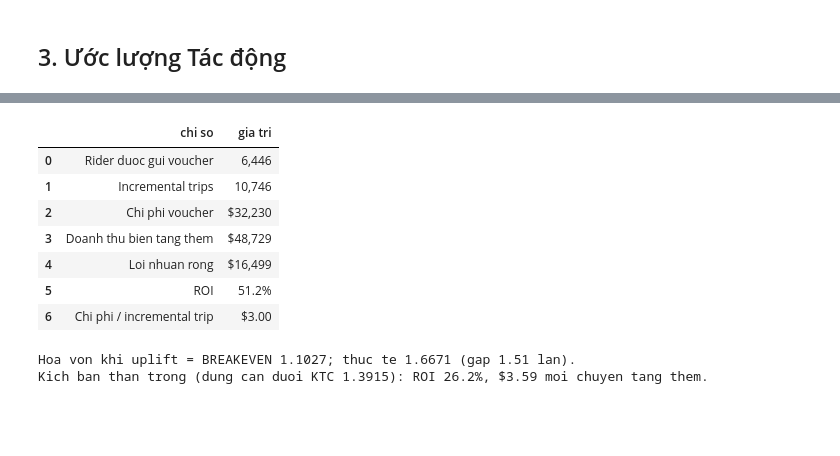
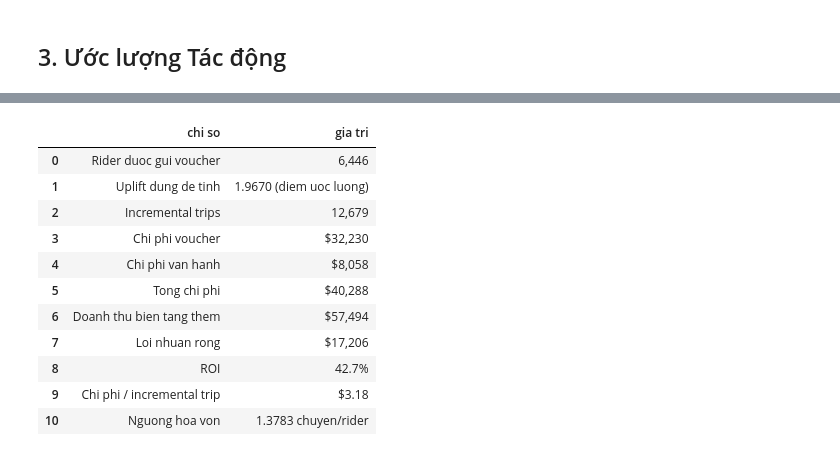
Before and after one commit to nguyennkhanhlinh/Growth-Experimentation-Project-for-Ride-Hailing-Promotions, a Jupyter notebook: 04. AB Testing/experiment.ipynb, the cells around one changed output, grey strips where cells are left out. Drawn from its saved outputs; the diff is of its cells as text; code cells hidden in the pictures; blank space fills up the shorter version.

```diff
--- a/04. AB Testing/experiment.ipynb
+++ b/04. AB Testing/experiment.ipynb
@@ -448,34 +695,36 @@ Chỉ khi cả ba đều đạt mới nên triển khai.
 # %%
-N_ROLLOUT   = len(tg)
-MARGIN      = tg.avg_fare.mean() * TAKE_RATE     # doanh thu bien moi chuyen
-INC_TRIPS   = UPLIFT * N_ROLLOUT
-COST        = VOUCHER_VALUE * N_ROLLOUT
-INC_REVENUE = INC_TRIPS * MARGIN
-NET         = INC_REVENUE - COST
-ROI         = NET / COST
-CPIT        = COST / INC_TRIPS                   # chi phi / incremental trip
+N_ROLLOUT = len(tg)                              # số rider sẽ được gửi voucher
+MARGIN    = tg.avg_fare.mean() * TAKE_RATE       # doanh thu biên thu về trên mỗi chuyến
+
+# Chi phí mỗi rider và ngưỡng hoà vốn đều lấy từ mục 1.2
+INC_TRIPS   = UPLIFT * N_ROLLOUT                 # tổng số chuyến tăng thêm
+COST        = COST_PER_RIDER * N_ROLLOUT         # tổng chi phí chiến dịch
+INC_REVENUE = INC_TRIPS * MARGIN                 # doanh thu biên tăng thêm
+NET         = INC_REVENUE - COST                 # lợi nhuận ròng
+ROI         = NET / COST                         # tỷ lệ lãi trên vốn, không phụ thuộc quy mô
+CPIT        = COST / INC_TRIPS                   # chi phí bỏ ra cho mỗi chuyến tăng thêm
 
 econ = pd.DataFrame({
-    "chi so": ["Rider duoc gui voucher", "Incremental trips", "Chi phi voucher",
+    "chi so": ["Rider duoc gui voucher", "Uplift dung de tinh", "Incremental trips",
+               "Chi phi voucher", "Chi phi van hanh", "Tong chi phi",
                "Doanh thu bien tang them", "Loi nhuan rong", "ROI",
-               "Chi phi / incremental trip"],
-    "gia tri": [f"{N_ROLLOUT:,}", f"{INC_TRIPS:,.0f}", f"${COST:,.0f}",
-                f"${INC_REVENUE:,.0f}", f"${NET:,.0f}", f"{ROI:.1%}", f"${CPIT:.2f}"]})
+               "Chi phi / incremental trip", "Nguong hoa von"],
+    "gia tri": [f"{N_ROLLOUT:,}", f"{UPLIFT:.4f} (diem uoc luong)", f"{INC_TRIPS:,.0f}",
+                f"${VOUCHER_VALUE * N_ROLLOUT:,.0f}",
+                f"${OPEX_PER_RIDER * N_ROLLOUT:,.0f}", f"${COST:,.0f}",
+                f"${INC_REVENUE:,.0f}", f"${NET:,.0f}", f"{ROI:.1%}",
+                f"${CPIT:.2f}", f"{BREAKEVEN:.4f} chuyen/rider"]})
 display(econ)
-
-print(f"Hoa von khi uplift = BREAKEVEN {BREAKEVEN:.4f}; thuc te {UPLIFT:.4f} "
-      f"(gap {UPLIFT / BREAKEVEN:.2f} lan).")
-print(f"Kich ban than trong (dung can duoi KTC {LO:.4f}): ROI "
-      f"{(LO * N_ROLLOUT * MARGIN - COST) / COST:.1%}, "
-      f"${VOUCHER_VALUE / LO:.2f} moi chuyen tang them.")
 # %% [output]
 |  | chi so | gia tri |
 | 0 | Rider duoc gui voucher | 6,446 |
-| 1 | Incremental trips | 10,746 |
-| 2 | Chi phi voucher | $32,230 |
-| 3 | Doanh thu bien tang them | $48,729 |
-| 4 | Loi nhuan rong | $16,499 |
-| 5 | ROI | 51.2% |
-| 6 | Chi phi / incremental trip | $3.00 |
+| 1 | Uplift dung de tinh | 1.9670 (diem uoc luong) |
+| 2 | Incremental trips | 12,679 |
+| 3 | Chi phi voucher | $32,230 |
+| 4 | Chi phi van hanh | $8,058 |
+| 5 | Tong chi phi | $40,288 |
+| 6 | Doanh thu bien tang them | $57,494 |
+| 7 | Loi nhuan rong | $17,206 |
+| 8 | ROI | 42.7% |
+| 9 | Chi phi / incremental trip | $3.18 |
+| 10 | Nguong hoa von | 1.3783 chuyen/rider |
-Hoa von khi uplift = BREAKEVEN 1.1027; thuc te 1.6671 (gap 1.51 lan).
-Kich ban than trong (dung can duoi KTC 1.3915): ROI 26.2%, $3.59 moi chuyen tang them.
```
Also changed, not shown: parts of 35 cells of this notebook.
